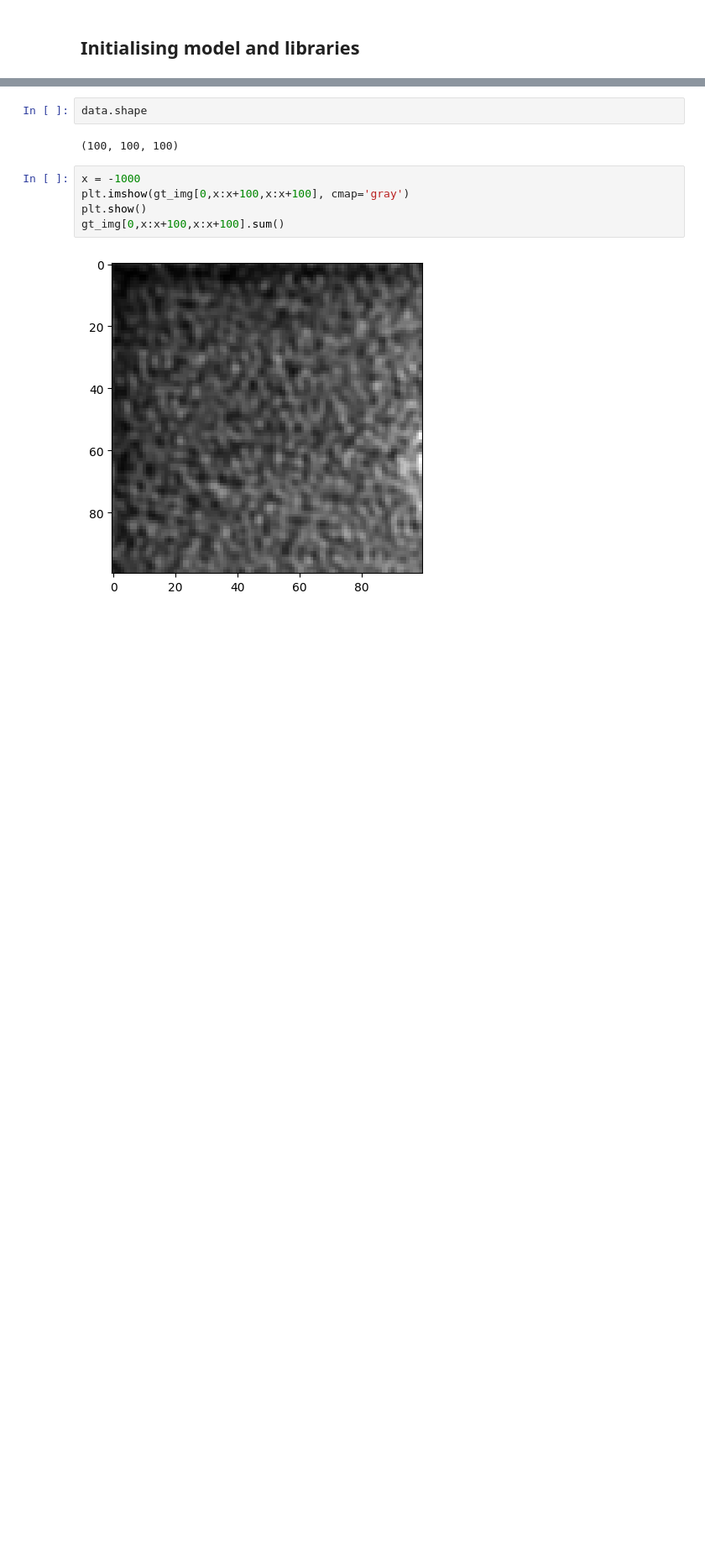
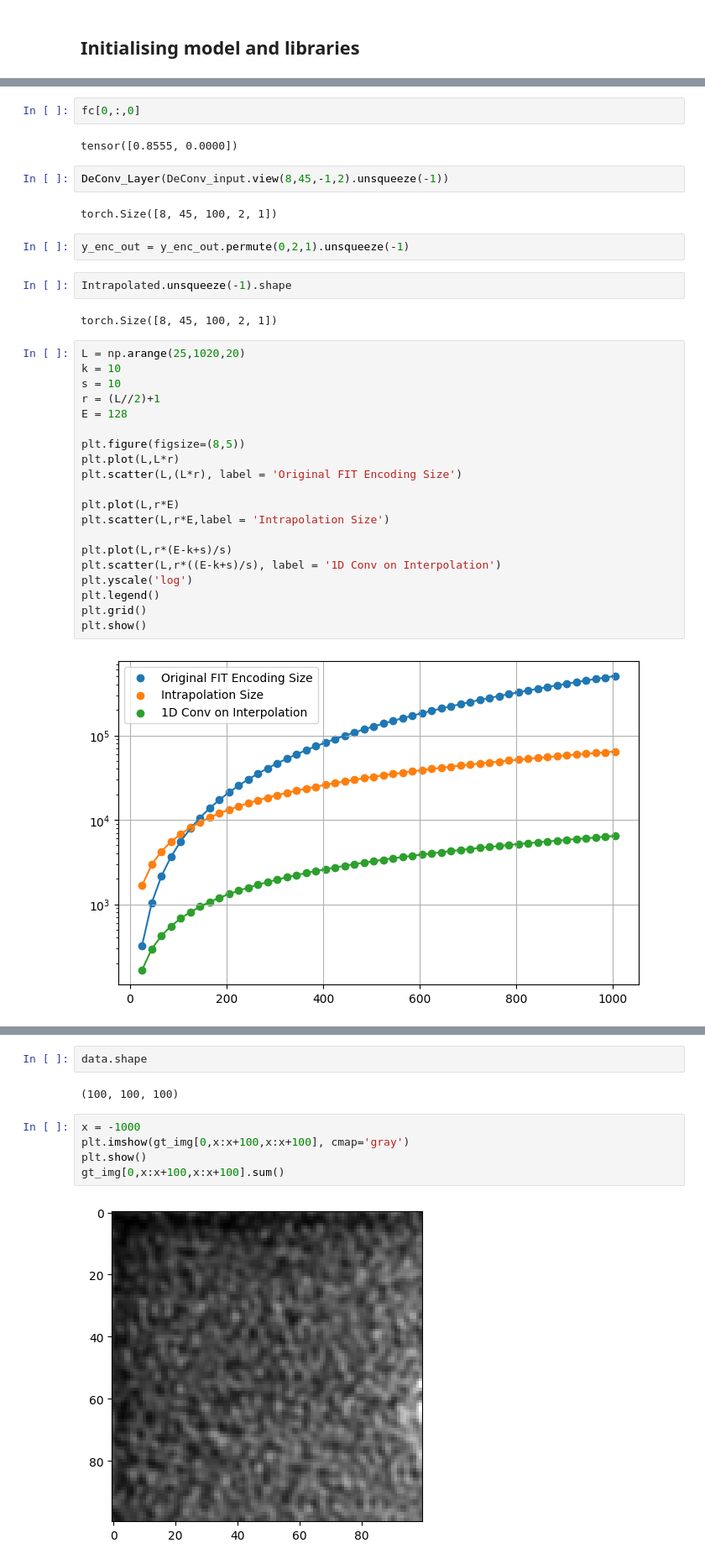
Before and after one commit to AmanKukde/FourierImageTransformer, a Jupyter notebook: Playground.ipynb, the cells around one changed output, grey strips where cells are left out. Shown at 84% size. Cells and saved outputs as stored; diff of their text form; blank space fills up the shorter version.

Commit message:
Implemented New Sector Encodings

```diff
--- a/Playground.ipynb
+++ b/Playground.ipynb
@@ -100,0 +131,36 @@ nan
+# %%
+fc[0,:,0]
+# %% [output]
+tensor([0.8555, 0.0000])
+# %%
+DeConv_Layer(DeConv_input.view(8,45,-1,2).unsqueeze(-1))
+# %% [output]
+torch.Size([8, 45, 100, 2, 1])
+# %%
+y_enc_out = y_enc_out.permute(0,2,1).unsqueeze(-1)
+# %%
+Intrapolated.unsqueeze(-1).shape
+# %% [output]
+torch.Size([8, 45, 100, 2, 1])
+# %%
+L = np.arange(25,1020,20)
+k = 10
+s = 10
+r = (L//2)+1
+E = 128
+
+plt.figure(figsize=(8,5))
+plt.plot(L,L*r)
+plt.scatter(L,(L*r), label = 'Original FIT Encoding Size')
+
+plt.plot(L,r*E)
+plt.scatter(L,r*E,label = 'Intrapolation Size')
+
+plt.plot(L,r*(E-k+s)/s)
+plt.scatter(L,r*((E-k+s)/s), label = '1D Conv on Interpolation')
+plt.yscale('log')
+plt.legend()
+plt.grid()
+plt.show()
+# %% [output]
+[figure, added]
```
Also changed, not shown: parts of 15 cells of this notebook, 8 other files.
